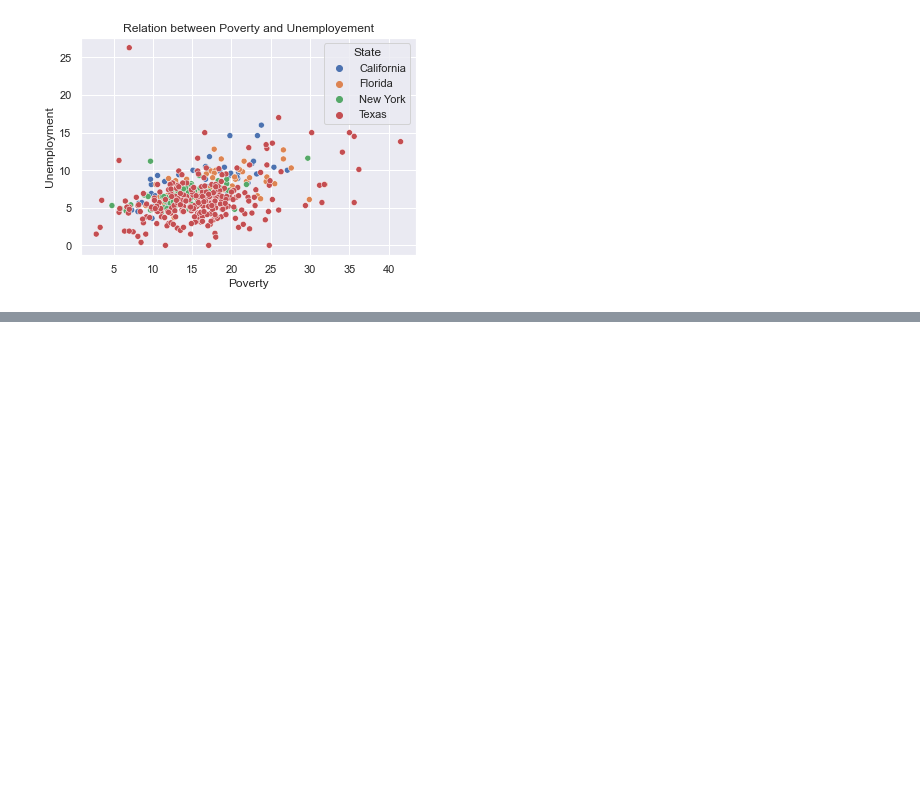
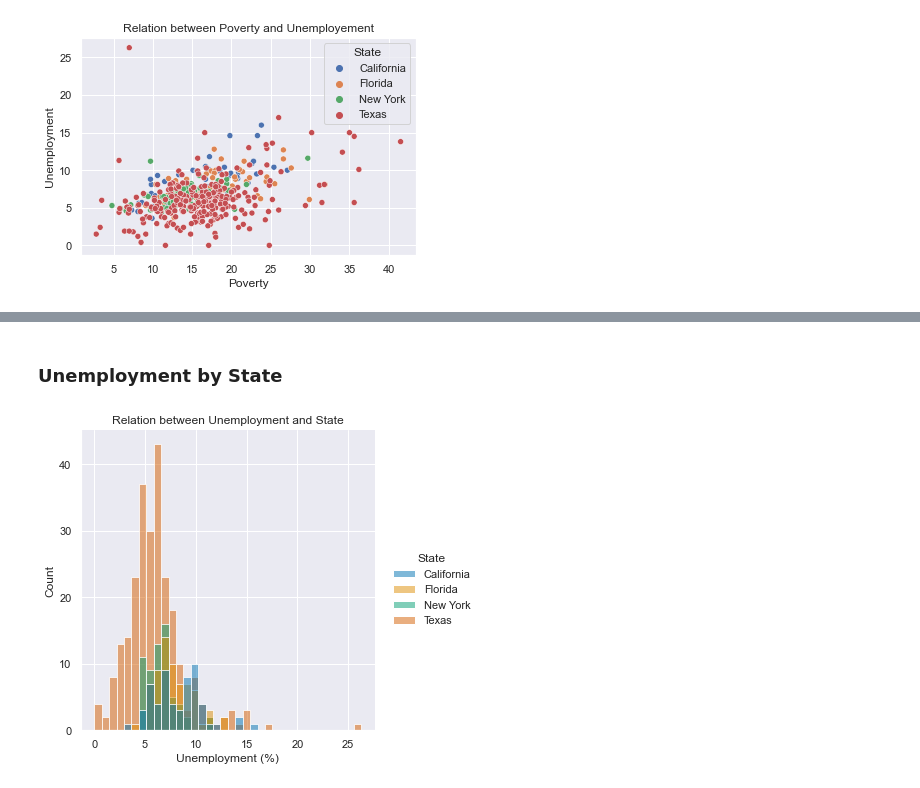
Before and after one commit to data301-2020-winter2/course-project-group_1026, a Jupyter notebook: analysis/Ahad/Milestone2.ipynb, the cells around one changed output, grey strips where cells are left out. Saved outputs shown, nothing was run; the diff lists cells and outputs as text; code cells hidden in the pictures; blank space fills up the shorter version.

```diff
--- a/analysis/Ahad/Milestone2.ipynb
+++ b/analysis/Ahad/Milestone2.ipynb
@@ -95,0 +101,10 @@ Income Per Capital for all 4 states can be seen through this cat plot. This is t
+# %% [markdown]
+### Unemployment by State
+# %%
+ax = sns.displot(x = "Unemployment", hue = "State", data=df, palette = "colorblind")
+plt.title("Relation between Unemployment and State")
+ax.set(xlabel = "Unemployment (%)", ylabel = "Count")
+plt.show()
+ax.savefig("figure4.png")
+# %% [output]
+[figure, added]
```
Also changed, not shown: parts of 12 cells of this notebook, 5 other files.
